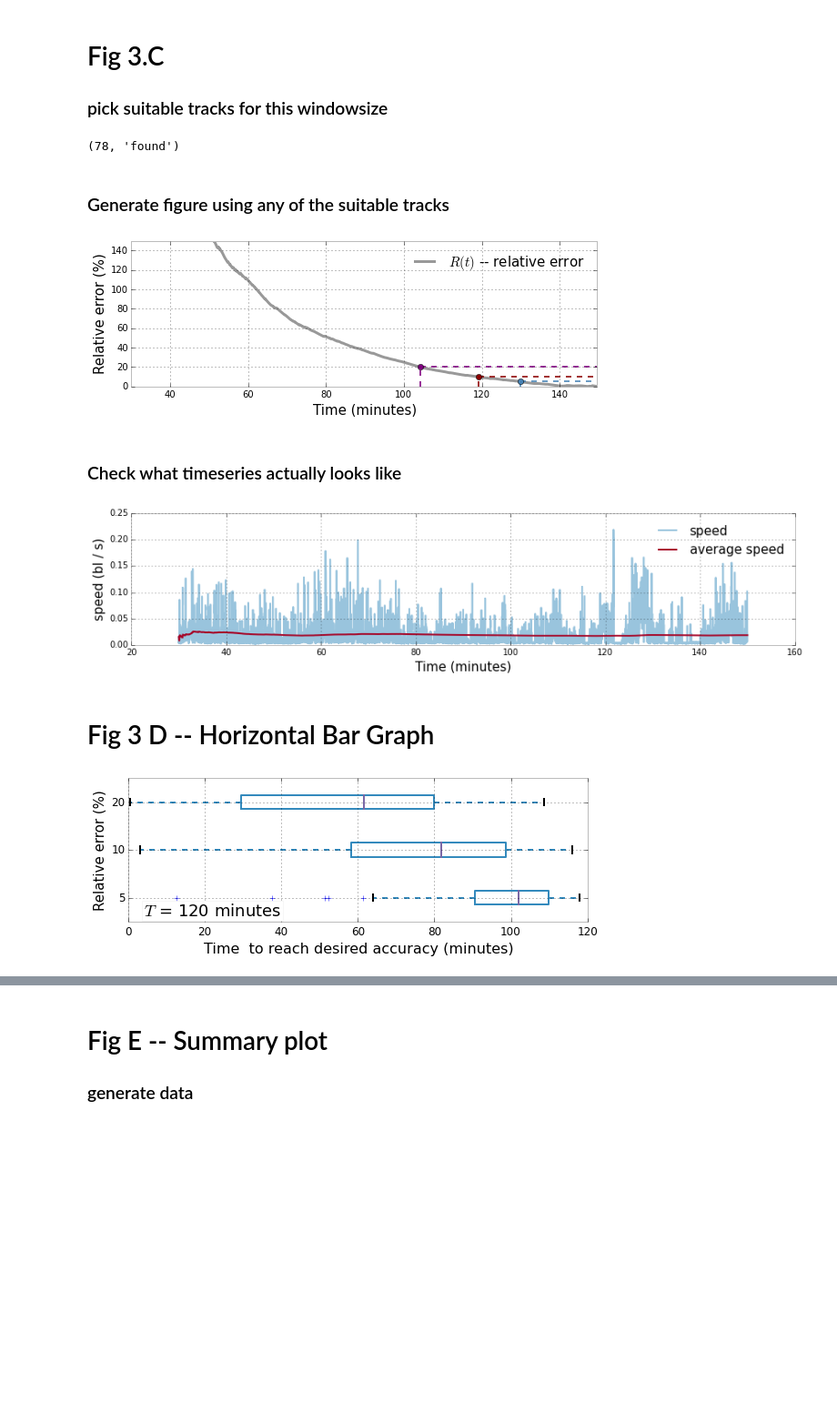
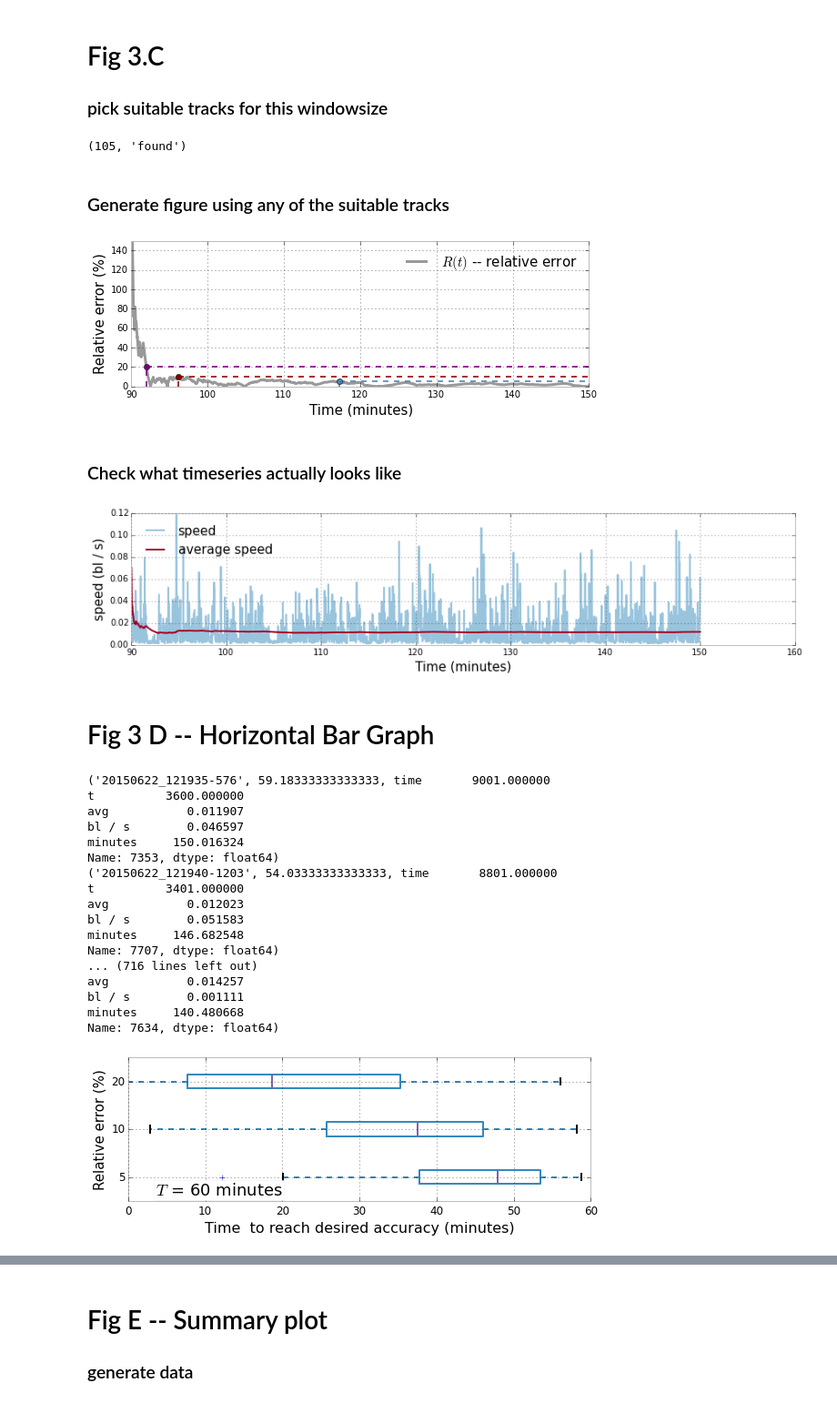
Before and after one commit to amarallab/waldo, a Jupyter notebook: workbooks/observation-time/observation_time2.ipynb, the cells around one changed output, grey strips where cells are left out. Shown at 91% size. Cells and saved outputs as stored; diff of their text form; code cells hidden in the pictures; blank space fills up the shorter version.

```diff
--- a/workbooks/observation-time/observation_time2.ipynb
+++ b/workbooks/observation-time/observation_time2.ipynb
@@ -214,11 +263,14 @@ def clear_eid_caches(eids, data_type='behavior'):
         print(eid,bids)
 #clear_eid_caches(eids)
 # %%
+cuttoff_time = 30
+cuttoff_time = 90
+
 track_dfs = of.pull_tracks_for_eids(eids=eids, path=pl)
 tdfs = {}
 for bid in track_dfs:
     df = track_dfs[bid]
-    df = df[df['minutes'] >= 30].copy()
+    df = df[df['minutes'] >= cuttoff_time].copy()
 
     if df is None or not len(df):
         continue
@@ -252,7 +311,7 @@ keys = list(dfs.keys())
 # Fig 3.C
 ### pick suitable tracks for this windowsize
 # %%
-window_size= 2 * 60 * 60
+window_size= 1 * 60 * 60
 
 # pick track
 good_tracks = []
@@ -270,7 +329,7 @@ for i ,t in enumerate(dfs):
 
 len(good_tracks), 'found'
 # %% [output]
-(78, 'found')
+(105, 'found')
 # %% [markdown]
 ### Generate figure using any of the suitable tracks
 # %%
@@ -293,7 +352,7 @@ of.add_crosspoint_line(20, ax=ax, d=d, color='purple')
 of.add_crosspoint_line(10, ax=ax, d=d, color='darkred')
 of.add_crosspoint_line(5, ax=ax, d=d, color='steelblue')
 
-ax.set_xlim([d['minutes'].loc[0], d['minutes'].loc[len(d)]])
+ax.set_xlim([d['minutes'].loc[0], d['minutes'].loc[len(d) - 1]])
 ax.set_ylim([0, 150])
 ax.set_xlabel('Time (minutes)', size=15)
 ax.set_ylabel('Relative error (%)', size=15)
@@ -302,7 +361,7 @@ plt.tight_layout()
 plt.savefig('relative-error-decay-fonttest.eps')
 plt.show()
 # %% [output]
-[figure, old version]
+[figure, new version]
 # %% [markdown]
 ### Check what timeseries actually looks like
 # %%
@@ -319,36 +378,54 @@ plt.tight_layout()
 plt.savefig('example-time-series.png')
 plt.show()
 # %% [output]
-[figure, old version]
+[figure, new version]
 # %% [markdown]
 # Fig 3 D -- Horizontal Bar Graph
 # %%
+
 compiled_df = of.compile_error_curves(dfs, window_size=window_size)
 bar_graph_df = of.calculate_bar_df(compiled_df)
 
 #################### Bargraph ####################
 
 fig = plt.figure(figsize=(8, 3))
 ax = plt.subplot(axisbg='white')
 bar_graph_df.T.plot(kind='box', vert=False, ax=ax)
 #ax.text(14, 3.2, '20 minute window', size=16)#, bbox={'facecolor':'white'})
 
 text_y = 0.9
-text_x = 40 #24.5
+text_x = 20 #40 #24.5
 # text_y = 0.9
 # text_x = 55 #24.5
 ax.text(text_x, text_y, '$T$ = {ws} minutes'.format(ws=int(window_size / 60)), size=18,
         horizontalalignment='right', verticalalignment='top', bbox={'facecolor':'white'})
 
 ax.set_xlabel('Time  to reach desired accuracy (minutes)', size=16)
 ax.set_ylabel('Relative error (%)', size=15)
 plt.yticks(fontsize=12)
 plt.xticks(fontsize=12)
 plt.tight_layout()
 plt.savefig('convergence-boxplot-horiz.eps')
 plt.show()
 # %% [output]
+('20150622_121935-576', 59.18333333333333, time       9001.000000
+t          3600.000000
+avg           0.011907
+bl / s        0.046597
+minutes     150.016324
+Name: 7353, dtype: float64)
+('20150622_121940-1203', 54.03333333333333, time       8801.000000
+t          3401.000000
+avg           0.012023
+bl / s        0.051583
+minutes     146.682548
+Name: 7707, dtype: float64)
+... (716 lines left out)
+avg           0.014257
+bl / s        0.001111
+minutes     140.480668
+Name: 7634, dtype: float64)
-[figure, old version]
+[figure, new version]
 # %%
 window_size / 60
 # %% [output]
```
Also changed, not shown: parts of 14 cells of this notebook, 2 other files.
